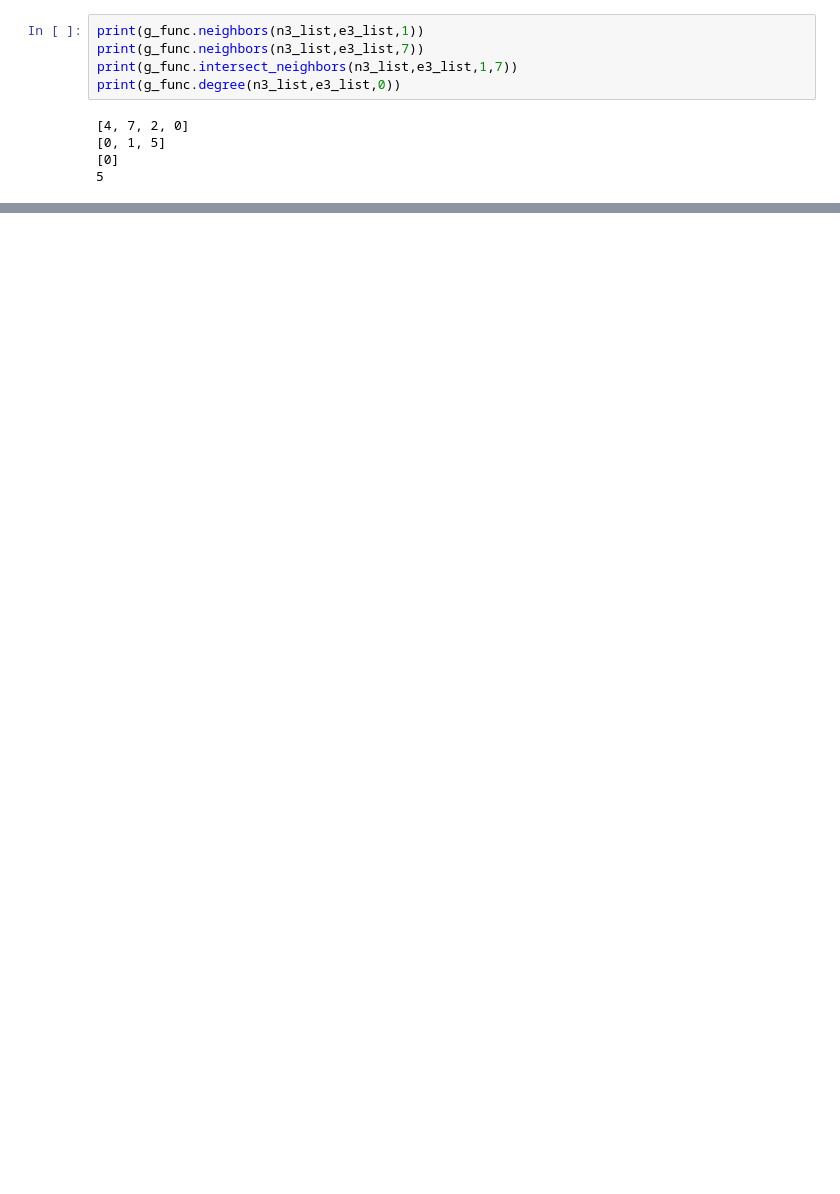
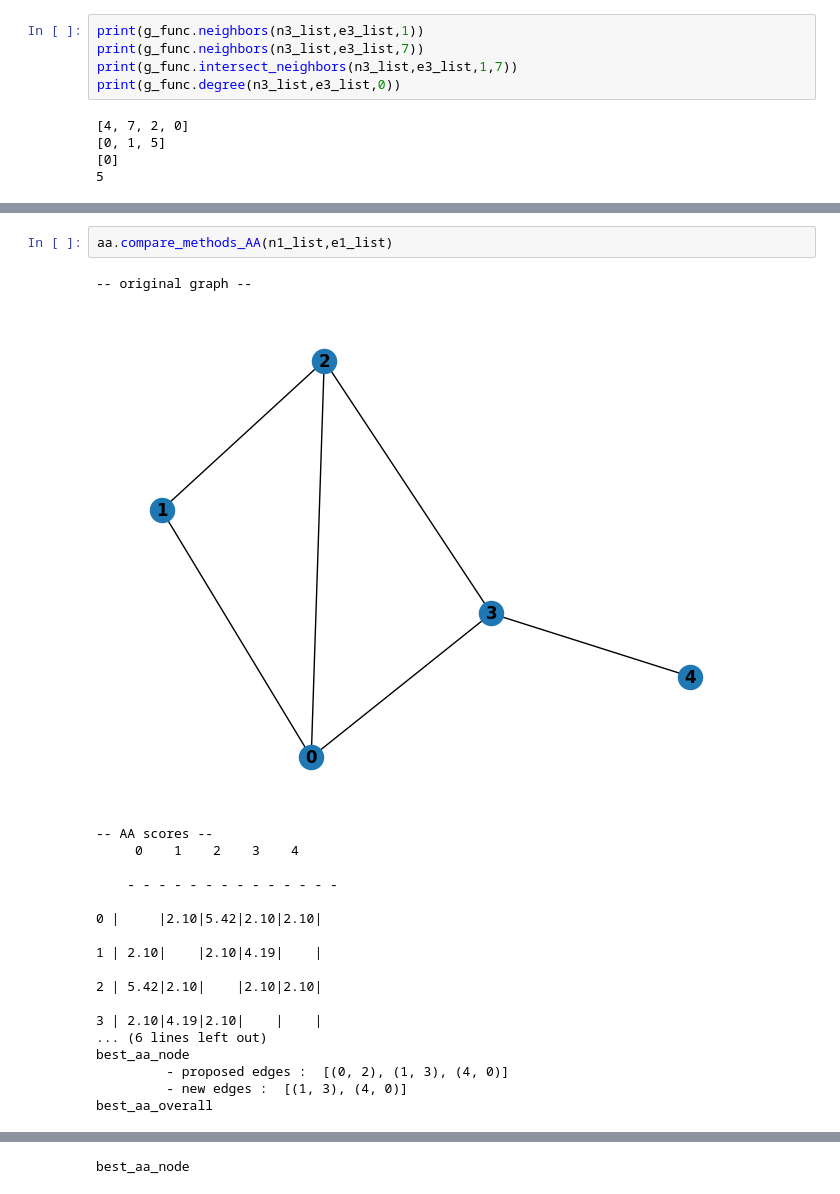
Before and after one commit to Ploenypp/PPI-L3, a Jupyter notebook: CN_RA_AA_implement.ipynb, the cells around one changed output, grey strips where cells are left out. Saved outputs shown, nothing was run; the diff lists cells and outputs as text; blank space fills up the shorter version.

```diff
--- a/CN_RA_AA_implement.ipynb
+++ b/CN_RA_AA_implement.ipynb
@@ -421,0 +422,22 @@ RA scores
+# %%
+aa.compare_methods_AA(n1_list,e1_list)
+# %% [output]
+-- original graph --
+[figure, added]
+-- AA scores --
+     0    1    2    3    4
+
+    - - - - - - - - - - - - - -
+
+0 |     |2.10|5.42|2.10|2.10|
+
+1 | 2.10|    |2.10|4.19|    |
+
+2 | 5.42|2.10|    |2.10|2.10|
+
+3 | 2.10|4.19|2.10|    |    |
+... (6 lines left out)
+best_aa_node
+         - proposed edges :  [(0, 2), (1, 3), (4, 0)]
+         - new edges :  [(1, 3), (4, 0)]
+best_aa_overall
@@ -421,0 +445 @@ RA scores
+best_aa_node
```
Also changed, not shown: parts of 12 cells of this notebook.
